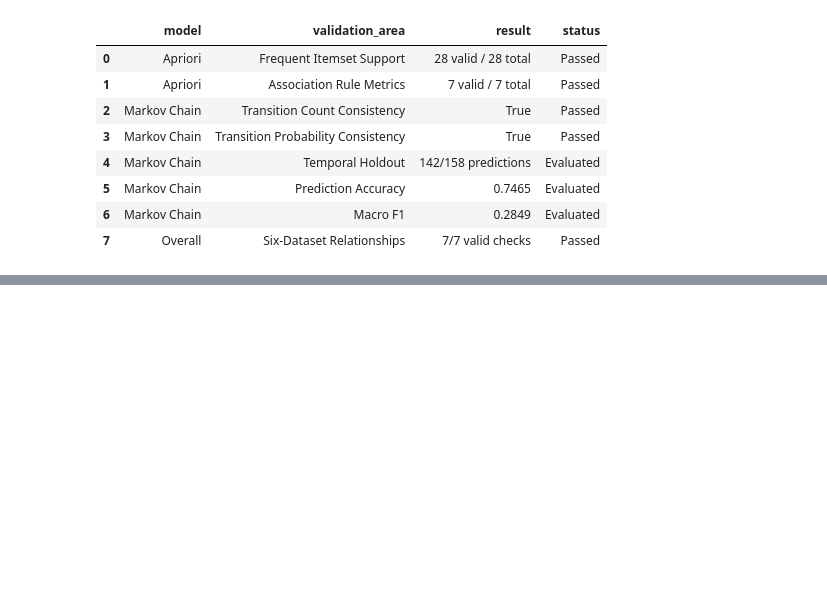
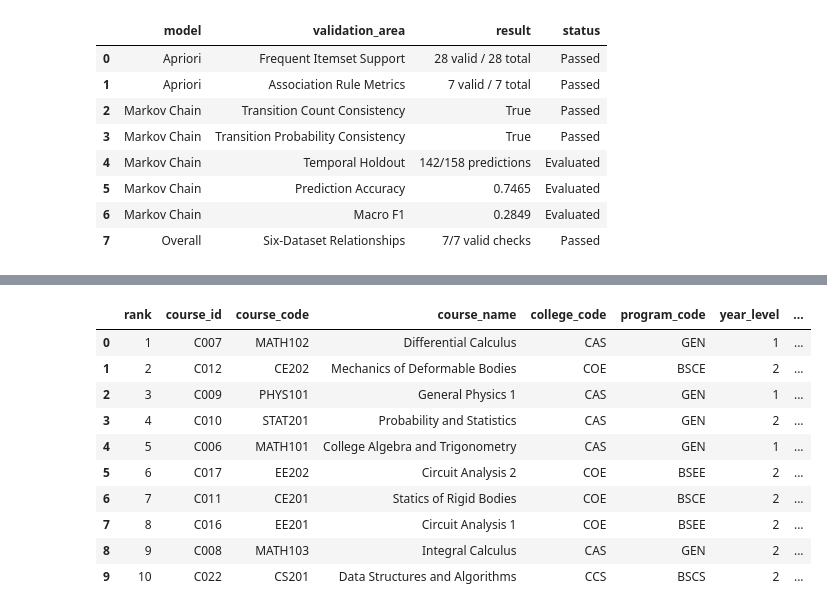
Before and after one commit to kimeyahguia/SPARTHEON, a Jupyter notebook: CourseBottleneck_and_AcademicProgression.ipynb, the cells around one changed output, grey strips where cells are left out. Cells and saved outputs as stored; diff of their text form; code cells hidden in the pictures; blank space fills up the shorter version.

```diff
--- a/CourseBottleneck_and_AcademicProgression.ipynb
+++ b/CourseBottleneck_and_AcademicProgression.ipynb
@@ -8778,0 +9244,68 @@ TASK 5 VALIDATION EXPORT COMPLETED
+# %%
+RK = rk.set_index("course_id")
+anc = {n: nx.ancestors(G, n) for n in G.nodes}
+
+blocked_students, blocked_instances = {}, {}
+for sid, bl, fl in zip(sp.student_id, sp.blocked_course_ids, sp.failed_course_ids):
+    failed = set(parse_ids(fl))
+    for b in parse_ids(bl):
+        if b in G:
+            for p in anc[b] & failed:                       # blocked course traces back to a failed prerequisite
+                blocked_students.setdefault(p, set()).add(sid)
+                blocked_instances[p] = blocked_instances.get(p, 0) + 1
+
+prow = []
+for p in G.nodes:
+    if G.out_degree(p) == 0: continue
+    succ = sorted(G.successors(p), key=lambda s: CODE[s])
+    prow.append({"prerequisite_course_id": p, "prerequisite_course_code": CODE[p],
+        "prerequisite_course_name": RK.loc[p, "course_name"], "college_code": RK.loc[p, "college_code"],
+        "program_code": RK.loc[p, "program_code"], "year_level": int(RK.loc[p, "year_level"]),
+        "programs_using_prerequisite": "; ".join(sorted(pm_use[pm_use.prerequisite_course_id == p].program_code.astype(str).unique())),
+        "direct_successors": len(succ), "successor_codes": "; ".join(CODE[s] for s in succ),
+        "descendants_total": len(nx.descendants(G, p)), "downstream_depth": downstream_depth(p),
+        "multi_course_blocker": len(succ) >= 2,
+        "prereq_failure_rate_pooled": RK.loc[p, "failure_rate_pooled"],
+        "successors_avg_failure_rate_pooled": float(np.mean([RK.loc[s, "failure_rate_pooled"] for s in succ])),
+        "students_currently_failed_prereq": len(SBY.get((p, "currently_failed"), set())),
+        "students_blocked_downstream": len(blocked_students.get(p, set())),
+        "blocked_course_instances": blocked_instances.get(p, 0),
+        "pct_students_blocked": len(blocked_students.get(p, set())) / len(sp),
+        "bottleneck_score": RK.loc[p, "bottleneck_score"], "priority": RK.loc[p, "priority"]})
+pim = pd.DataFrame(prow).sort_values(["students_blocked_downstream", "descendants_total", "direct_successors"], ascending=False).reset_index(drop=True)
+pim.insert(0, "impact_rank", pim.index + 1)
+
+rk_out = rk.rename(columns={"rank_no": "rank"}) if "rank_no" in rk.columns else rk
+rank_cols = ["rank", "course_id", "course_code", "course_name", "college_code", "program_code", "year_level",
+    "bottleneck_score", "priority", "priority_by_score", "gate_applied", "red_flags", "red_flag_components", "top_driver",
+    "failure_rate_pooled", "withdrawal_rate_pooled", "repeat_rate_weighted", "problem_periods", "periods",
+    "cur_failure_rate", "cur_withdrawal_rate", "cur_repeat_rate", "failure_trend_pp", "cur_enrolled", "cur_sections", "students_per_section",
+    "direct_successors", "descendants", "downstream_depth", "affected_students", "avg_markov_risk",
+    "assoc_partners", "assoc_cooccur", "assoc_partner_codes", "n_interventions", "n_ineffective"] + comp_cols + pts_cols + ["evidence_flags"]
+rankings = rk_out[rank_cols].round(4)
+
+aff_cols = ["course_id", "course_code", "course_name", "college_code", "program_code", "year_level", "rank", "priority",
+    "affected_students", "n_currently_failed", "n_blocked", "n_ever_failed", "n_ever_withdrawn", "n_repeated",
+    "n_on_track", "n_at_risk", "n_delayed", "pct_not_on_track", "avg_estimated_progression_delay", "avg_current_gpa",
+    "avg_markov_risk", "cur_enrolled", "cur_failed", "cur_withdrawn", "cur_repeat_students"]
+affected = rk_out[aff_cols].rename(columns={"avg_markov_risk": "avg_markov_not_on_track_risk"}).round(4)
+affected.insert(8, "pct_of_all_students", (rk_out.affected_students / len(sp)).round(4))
+affected = affected.sort_values("affected_students", ascending=False)
+
+rankings.to_csv(f"{OUT_DIR}/course_bottleneck_rankings.csv", index=False)
+affected.to_csv(f"{OUT_DIR}/affected_student_summary.csv", index=False)
+pim.round(4).to_csv(f"{OUT_DIR}/prerequisite_impact_summary.csv", index=False)
+rec_df.to_csv(f"{OUT_DIR}/management_recommendations.csv", index=False)
+display(rankings.head(10)); display(pim.head(10).round(3))
+# %% [output]
+|  | rank | course_id | course_code | course_name | college_code | program_code | year_level | ... |
+| 0 | 1 | C007 | MATH102 | Differential Calculus | CAS | GEN | 1 | ... |
+| 1 | 2 | C012 | CE202 | Mechanics of Deformable Bodies | COE | BSCE | 2 | ... |
+| 2 | 3 | C009 | PHYS101 | General Physics 1 | CAS | GEN | 1 | ... |
+| 3 | 4 | C010 | STAT201 | Probability and Statistics | CAS | GEN | 2 | ... |
+| 4 | 5 | C006 | MATH101 | College Algebra and Trigonometry | CAS | GEN | 1 | ... |
+| 5 | 6 | C017 | EE202 | Circuit Analysis 2 | COE | BSEE | 2 | ... |
+| 6 | 7 | C011 | CE201 | Statics of Rigid Bodies | COE | BSCE | 2 | ... |
+| 7 | 8 | C016 | EE201 | Circuit Analysis 1 | COE | BSEE | 2 | ... |
+| 8 | 9 | C008 | MATH103 | Integral Calculus | CAS | GEN | 2 | ... |
+| 9 | 10 | C022 | CS201 | Data Structures and Algorithms | CCS | BSCS | 2 | ... |
```
Also changed, not shown: parts of 19 cells of this notebook.
